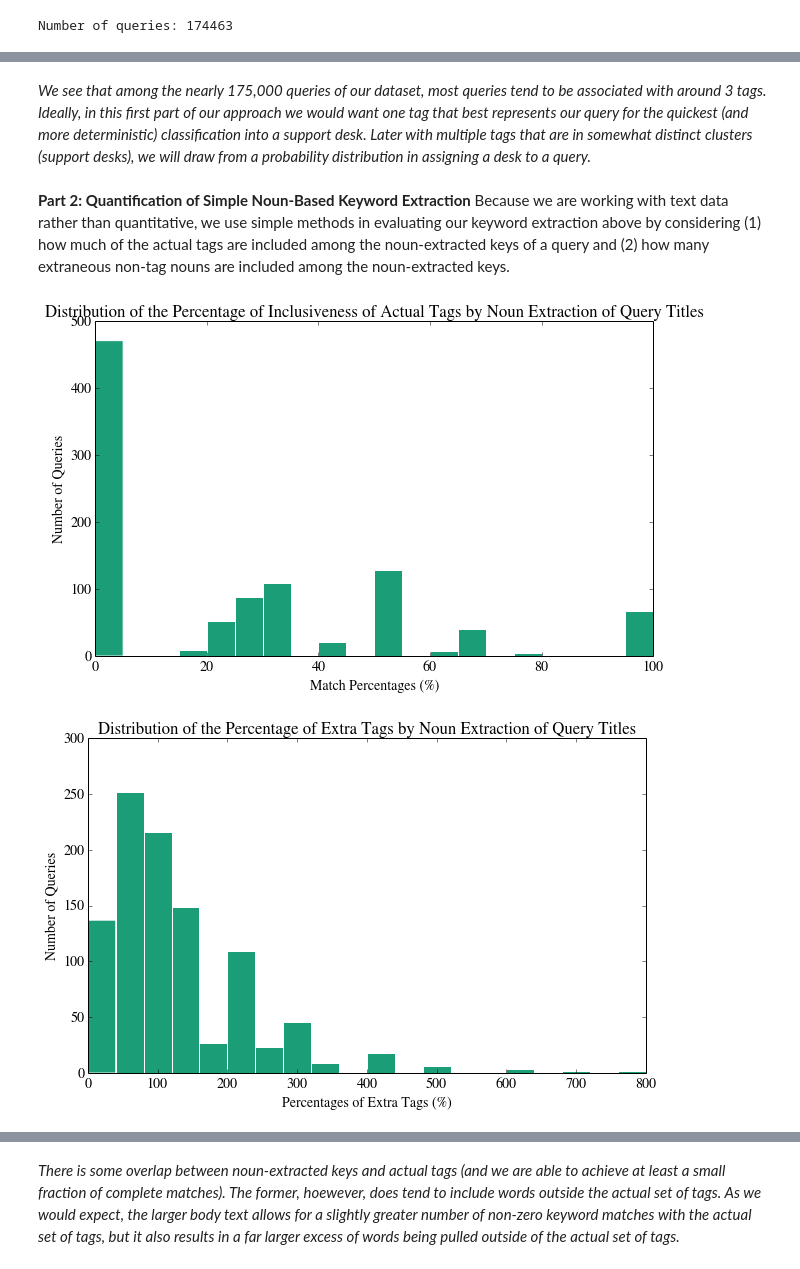
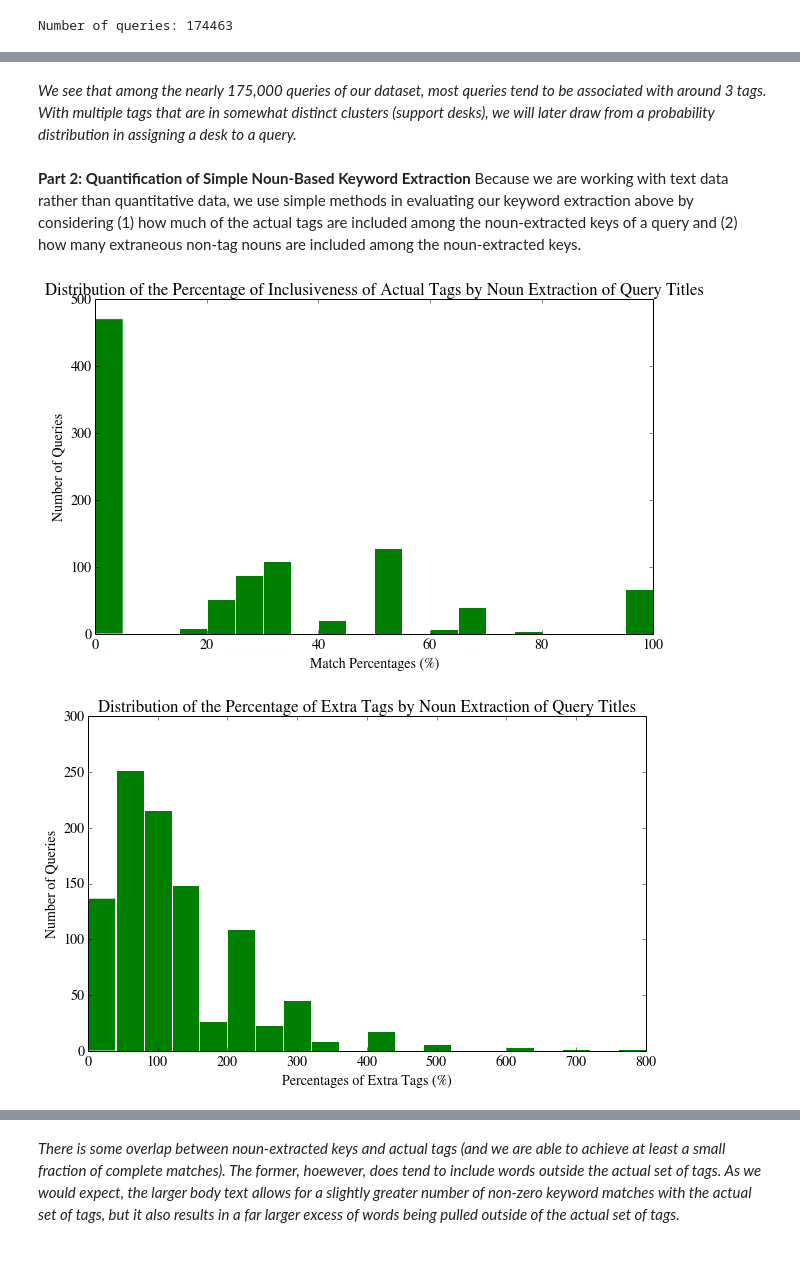
Before and after one commit to 2dpodcast/CS-109-Final-Project, a Jupyter notebook: CS109FinalProject.ipynb, the cells around one changed output, grey strips where cells are left out. Drawn from its saved outputs; the diff is of its cells as text; code cells hidden in the pictures.

```diff
--- a/CS109FinalProject.ipynb
+++ b/CS109FinalProject.ipynb
@@ -163,5 +216,5 @@ plt.ylabel("Number of Queries")
 # %% [markdown]
-*We see that among the nearly 175,000 queries of our dataset, most queries tend to be associated with around 3 tags. Ideally, in this first part of our approach we would want one tag that best represents our query for the quickest (and more deterministic) classification into a support desk. Later with multiple tags that are in somewhat distinct clusters (support desks), we will draw from a probability distribution in assigning a desk to a query.*
+*We see that among the nearly 175,000 queries of our dataset, most queries tend to be associated with around 3 tags. With multiple tags that are in somewhat distinct clusters (support desks), we will later draw from a probability distribution in assigning a desk to a query.*
 # %%
 ## we look at the first 1000 entries for computational tractability
 
@@ -207,35 +261,35 @@ for line in title_keys:
     for word in line:
         noun_keys.append(word)
 # %% [markdown]
-**Part 2: Quantification of Simple  Noun-Based Keyword Extraction** Because we are working with text data rather than quantitative, we use simple methods in evaluating our keyword extraction above by considering (1) how much of the actual tags are included among the noun-extracted keys of a query and (2) how many extraneous non-tag nouns are included among the noun-extracted keys.
+**Part 2: Quantification of Simple  Noun-Based Keyword Extraction** Because we are working with text data rather than quantitative data, we use simple methods in evaluating our keyword extraction above by considering (1) how much of the actual tags are included among the noun-extracted keys of a query and (2) how many extraneous non-tag nouns are included among the noun-extracted keys.
 # %%
 # percentage of actual tags matched and percentage extra tags added using noun extraction
 
 # consider title-based keys
 matchpercentage = []
 extrapercentage = []
 for element in range(1000):
     keys = title_keys[element]
     tags = nltk.word_tokenize(queries.irow(element)['Tags'])
     overlap = [word for word in set(keys) if word in tags]
     inclusiveness = 100*(float(len(overlap))/len(tags))
     matchpercentage.append(inclusiveness)
     exclusiveness = 100*(float(len(keys)-len(overlap))/len(tags))
     extrapercentage.append(exclusiveness)
 
-plt.hist(matchpercentage, bins=20)
+plt.hist(matchpercentage, bins=20, color='green')
 plt.title("Distribution of the Percentage of Inclusiveness of Actual Tags by Noun Extraction of Query Titles")
 plt.xlabel("Match Percentages (%)")
 plt.ylabel("Number of Queries")
 plt.show()
-plt.hist(extrapercentage, bins=20)
+plt.hist(extrapercentage, bins=20, color='green')
 plt.title("Distribution of the Percentage of Extra Tags by Noun Extraction of Query Titles")
 plt.xlabel("Percentages of Extra Tags (%)")
 plt.ylabel("Number of Queries")
 plt.show()
 # %% [output]
-[figure, old version]
+[figure, new version]
-[figure, old version]
+[figure, new version]
 # %%
 # consider body-based keys
 matchpercentage = []
```
Also changed, not shown: parts of 125 cells of this notebook.
